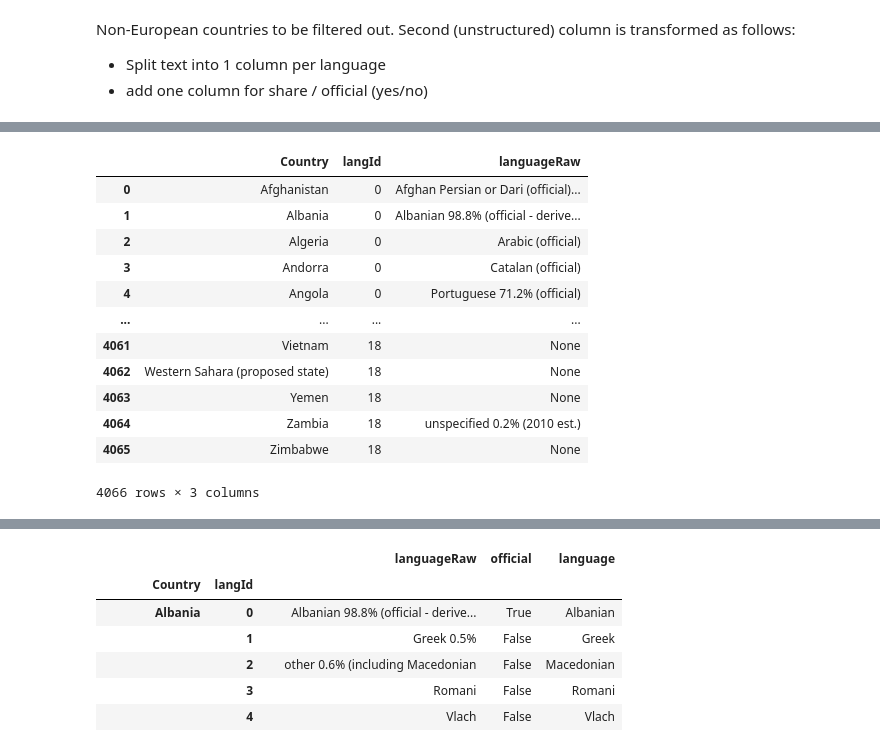
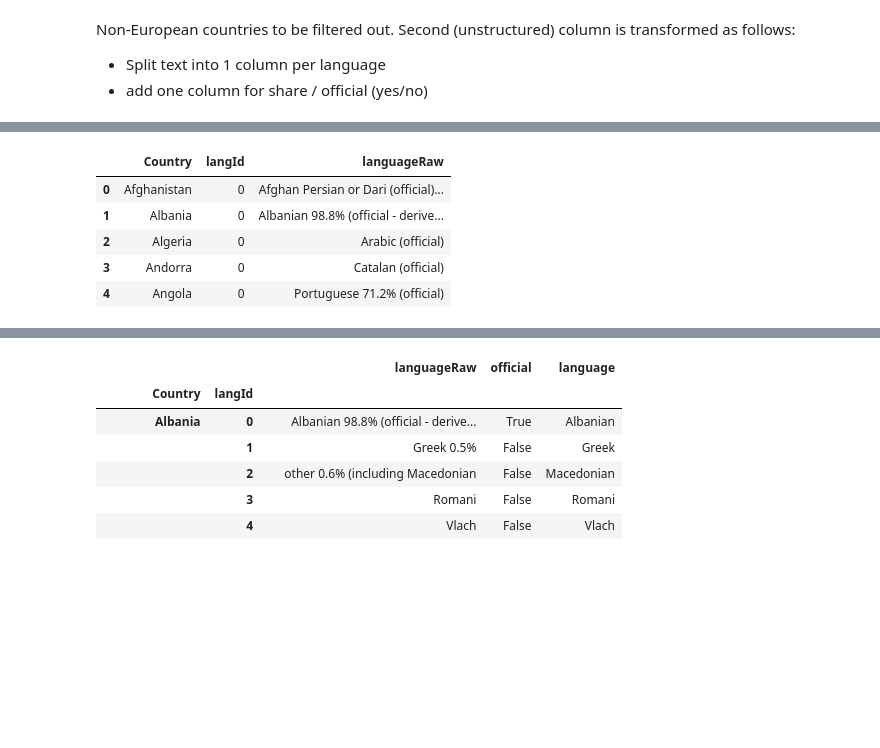
Before and after one commit to Eszti/lang-changes, a Jupyter notebook: notebooks/Alex/ciaFactBook.ipynb, the cells around one changed output, grey strips where cells are left out. Saved outputs shown, nothing was run; the diff lists cells and outputs as text; code cells hidden in the pictures; blank space fills up the shorter version.

```diff
--- a/notebooks/Alex/ciaFactBook.ipynb
+++ b/notebooks/Alex/ciaFactBook.ipynb
@@ -89,21 +70,18 @@ data
 # %%
 # create a row for each country-language combination (pivot wide -> long)
 # key is country (for each language and country, a row is to be created)
 #data =
 data = data.melt(['Country'], value_name = 'languageRaw', var_name = 'langId')
 #, var_name = 'langId', value_vars = None, value_name = None)   #, value_name = VALUE_COLNAME)
-data
+# remove empty languages
+data = data.dropna()
+# note: the number of languages spoken in a given country is equal to max(langId)+1;
+# most languages are spoken in Zambia (18)
+data.head()
 # %% [output]
 |  | Country | langId | languageRaw |
 | 0 | Afghanistan | 0 | Afghan Persian or Dari (official)... |
 | 1 | Albania | 0 | Albanian 98.8% (official - derive... |
 | 2 | Algeria | 0 | Arabic (official) |
 | 3 | Andorra | 0 | Catalan (official) |
 | 4 | Angola | 0 | Portuguese 71.2% (official) |
-| ... | ... | ... | ... |
-| 4061 | Vietnam | 18 | None |
-| 4062 | Western Sahara (proposed state) | 18 | None |
-| 4063 | Yemen | 18 | None |
-| 4064 | Zambia | 18 | unspecified 0.2% (2010 est.) |
-| 4065 | Zimbabwe | 18 | None |
-4066 rows × 3 columns
```
Also changed, not shown: parts of 24 cells of this notebook.
